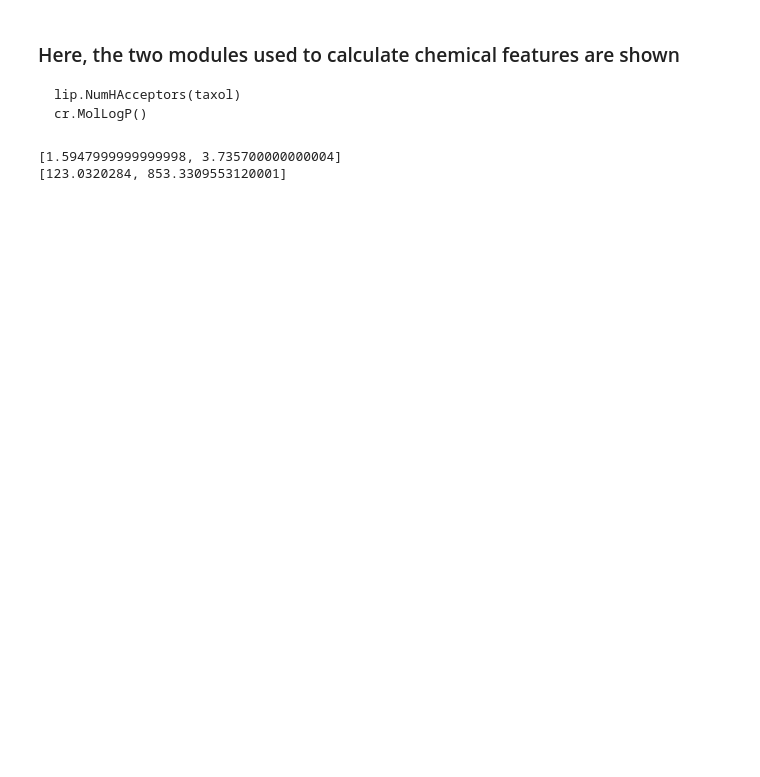
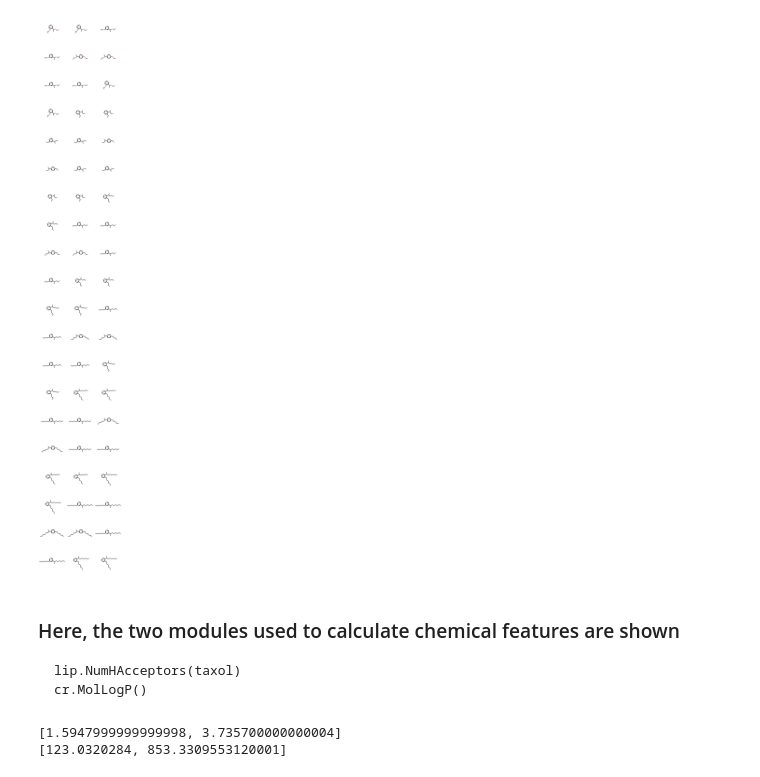
Before and after one commit to RobinEkberg/Molecular-enumeration, a Jupyter notebook: Lipinski-tester.ipynb, the cells around one changed output. Cells and saved outputs as stored; diff of their text form; code cells hidden in the pictures; blank space fills up the shorter version.

```diff
--- a/Lipinski-tester.ipynb
+++ b/Lipinski-tester.ipynb
@@ -114,0 +133,12 @@ did not match C++ signature:
+# %%
+molecule_test = Chem.MolFromSmiles('[*]C1=CC=CC=C1')
+Draw.MolToImage(molecule_test)
+chains = ['OCC','CC','CCC','CCCC','CCCCC','CCCCCC']
+chainMols = [Chem.MolFromSmiles(chain) for chain in chains]
+
+product_smi = []
+for chainMol in chainMols:
+    product_mol = Chem.ReplaceSubstructs(molecule_test,Chem.MolFromSmarts('[#0]'),chainMol)
+    product_smi.append(Chem.MolToSmiles(product_mol[0]))
+print(product_smi)
+Draw.MolsToGridImage([Chem.MolFromSmiles(smi) for smi in product_smi])
@@ -114,0 +169,9 @@ did not match C++ signature:
+# %%
+align_bundle_coords(test_molecule_enumerated_2)
+Draw.MolsToGridImage(test_molecule_enumerated_2)
+
+output = []
+for mol in test_molecule_enumerated_2:
+    Chem.MolToSmiles(mol)
+    output.append(mol)
+output
@@ -115,3 +183,17 @@ did not match C++ signature:
+# %%
+chains = ['OCC','CC','CCC','CCCC','CCCCC','CCCCCC']
+chainMols = [Chem.MolFromSmiles(chain) for chain in chains]
+
+product_smi = []
+for chainMol in chainMols:
+    for mol in test_molecule_enumerated_2:
+        product_mol = Chem.ReplaceSubstructs(mol,Chem.MolFromSmarts('[#0]'),chainMol)
+        for mol in product_mol:
+            product_mol_2 = Chem.ReplaceSubstructs(mol,Chem.MolFromSmarts('[#0]'),chainMol)
+            product_smi.append(Chem.MolToSmiles(product_mol_2[0]))
+Draw.MolsToGridImage([Chem.MolFromSmiles(smi) for smi in product_smi], maxMols=999999)
+# %% [output]
+[figure, added]
 # %%
 from rdkit.Chem import Lipinski as lip
 from rdkit.Chem import Crippen as cr
```
Also changed, not shown: parts of 31 cells of this notebook.
